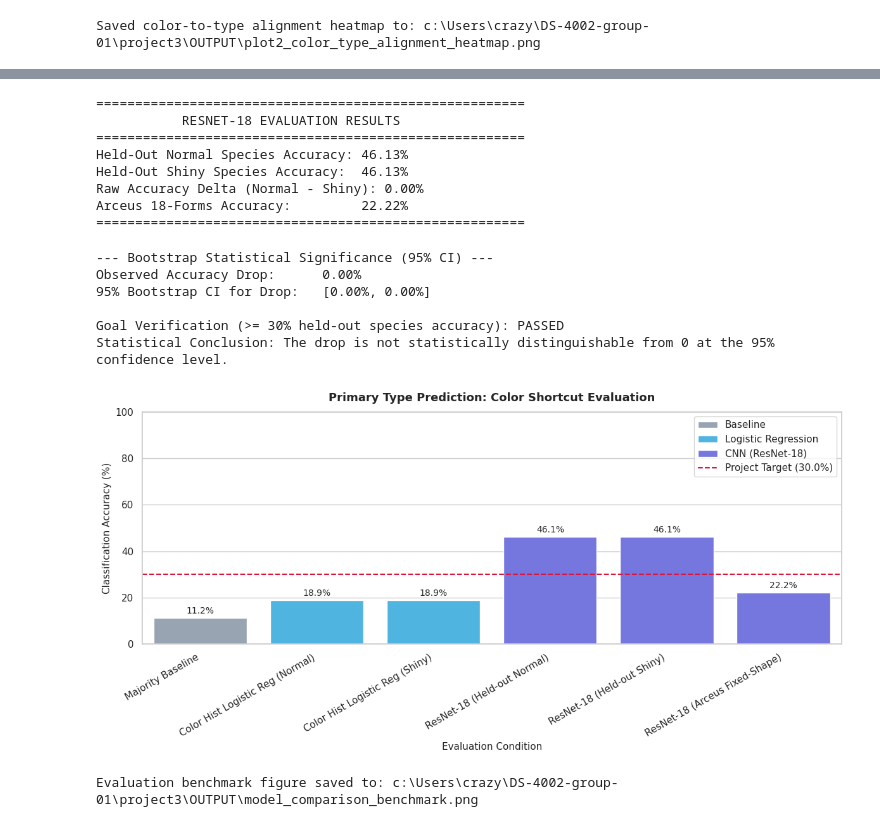
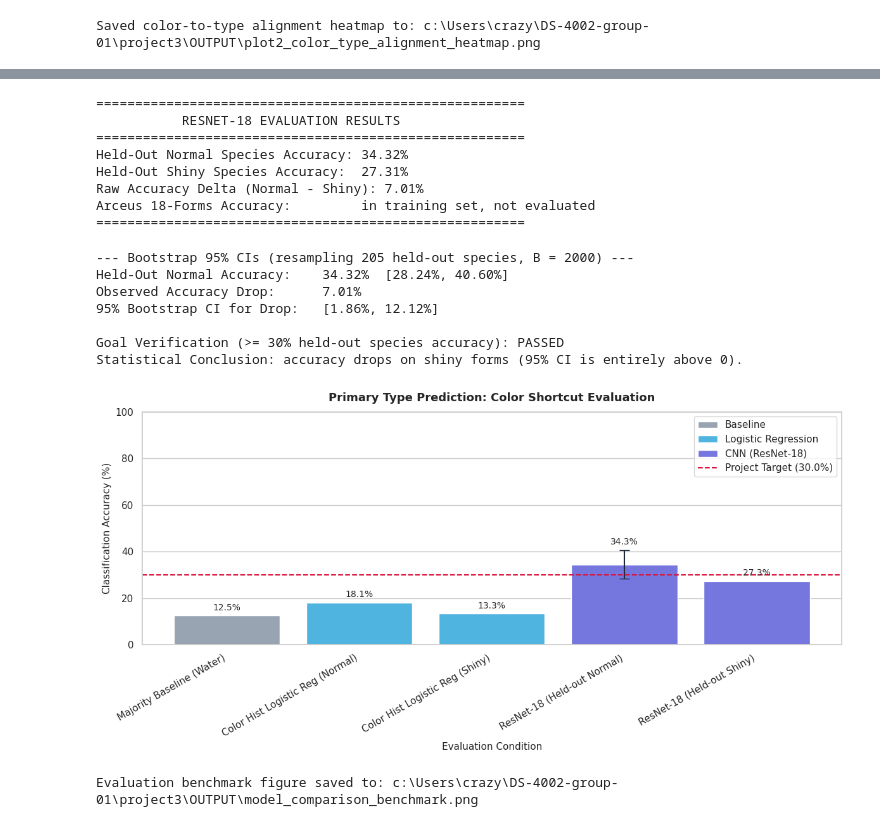
Before and after one commit to Thieron/DS-4002-group-01, a Jupyter notebook: project3/SCRIPTS/collection.ipynb, the cells around one changed output, grey strips where cells are left out. Cells and saved outputs as stored; diff of their text form; code cells hidden in the pictures.

```diff
--- a/project3/SCRIPTS/collection.ipynb
+++ b/project3/SCRIPTS/collection.ipynb
@@ -735,4 +735,8 @@ Performance Drop on Shiny: 4.04%
 # %%
+"""
+This is another step that takes a while to run as this is the modeling, ~30min if using CPU [what iam :( ]
+"""
+
 # Initialize pretrained ResNet-18
 weights = models.ResNet18_Weights.DEFAULT
 model = models.resnet18(weights=weights)
@@ -836,10 +853,10 @@ print("=" * 55)
 =======================================================
            RESNET-18 EVALUATION RESULTS
 =======================================================
-Held-Out Normal Species Accuracy: 46.13%
-Held-Out Shiny Species Accuracy:  46.13%
-Raw Accuracy Delta (Normal - Shiny): 0.00%
-Arceus 18-Forms Accuracy:         22.22%
+Held-Out Normal Species Accuracy: 34.32%
+Held-Out Shiny Species Accuracy:  27.31%
+Raw Accuracy Delta (Normal - Shiny): 7.01%
+Arceus 18-Forms Accuracy:         in training set, not evaluated
 =======================================================
 # %%
 # Species-level (cluster) bootstrap: resample whole species with replacement,
@@ -880,12 +897,13 @@ elif ci_upper < 0:
 else:
     print("Statistical Conclusion: the change is not distinguishable from 0 at the 95% level.")
 # %% [output]
---- Bootstrap Statistical Significance (95% CI) ---
-Observed Accuracy Drop:      0.00%
-95% Bootstrap CI for Drop:   [0.00%, 0.00%]
+--- Bootstrap 95% CIs (resampling 205 held-out species, B = 2000) ---
+Held-Out Normal Accuracy:    34.32%  [28.24%, 40.60%]
+Observed Accuracy Drop:      7.01%
+95% Bootstrap CI for Drop:   [1.86%, 12.12%]
 
 Goal Verification (>= 30% held-out species accuracy): PASSED
-Statistical Conclusion: The drop is not statistically distinguishable from 0 at the 95% confidence level.
+Statistical Conclusion: accuracy drops on shiny forms (95% CI is entirely above 0).
 # %%
 # Majority baseline: always predict the most common TRAINING type, scored on the test set
 train_majority = train_df["primary_type"].value_counts().index[0]
@@ -926,38 +944,38 @@ ax = sns.barplot(
     hue="Model Family",
     dodge=False,
     palette={"Baseline": "#94a3b8", "Logistic Regression": "#38bdf8", "CNN (ResNet-18)": "#6366f1"}
 )
 
 # 95% bootstrap CI on held-out normal accuracy (from the bootstrap cell)
 norm_pos = results_df.index[results_df["Condition"] == "ResNet-18 (Held-out Normal)"][0]
 ax.errorbar(
     x=norm_pos, y=acc_norm * 100,
     yerr=[[acc_norm * 100 - acc_ci_lower], [acc_ci_upper - acc_norm * 100]],
     fmt="none", ecolor="#1e293b", elinewidth=1.5, capsize=6
 )
 
 # Benchmark line for success statement (30%)
 ax.axhline(30.0, color="crimson", linestyle="--", linewidth=1.5, label="Project Target (30.0%)")
 ax.set_title("Primary Type Prediction: Color Shortcut Evaluation", weight="bold", pad=12)
 ax.set_xlabel("Evaluation Condition")
 ax.set_ylabel("Classification Accuracy (%)")
 plt.xticks(rotation=30, ha="right")
 ax.set_ylim(0, 100)
 ax.legend(frameon=True, loc="upper right")
 
-for p in ax.patches:
-    val = p.get_height()
-    if val > 0:
-        ax.annotate(f"{val:.1f}%", (p.get_x() + p.get_width() / 2.0, val),
-                    ha="center", va="bottom", fontsize=10, xytext=(0, 3),
-                    textcoords="offset points")
+# Value labels; the bar with an error bar gets its label above the CI cap
+for i, row in results_df.iterrows():
+    val = row["Accuracy (%)"]
+    y = acc_ci_upper if i == norm_pos else val
+    ax.annotate(f"{val:.1f}%", (i, y), ha="center", va="bottom", fontsize=10,
+                xytext=(0, 4), textcoords="offset points")
 
 plt.tight_layout()
 eval_plot_path = os.path.join(OUTPUT_DIR, "model_comparison_benchmark.png")
 plt.savefig(eval_plot_path, dpi=300)
 plt.show()
 
 print(f"Evaluation benchmark figure saved to: {eval_plot_path}")
 # %% [output]
-[figure, old version]
+[figure, new version]
 Evaluation benchmark figure saved to: c:\Users\crazy\DS-4002-group-01\project3\OUTPUT\model_comparison_benchmark.png
```
Also changed, not shown: parts of 3 cells of this notebook, 1 other file.
